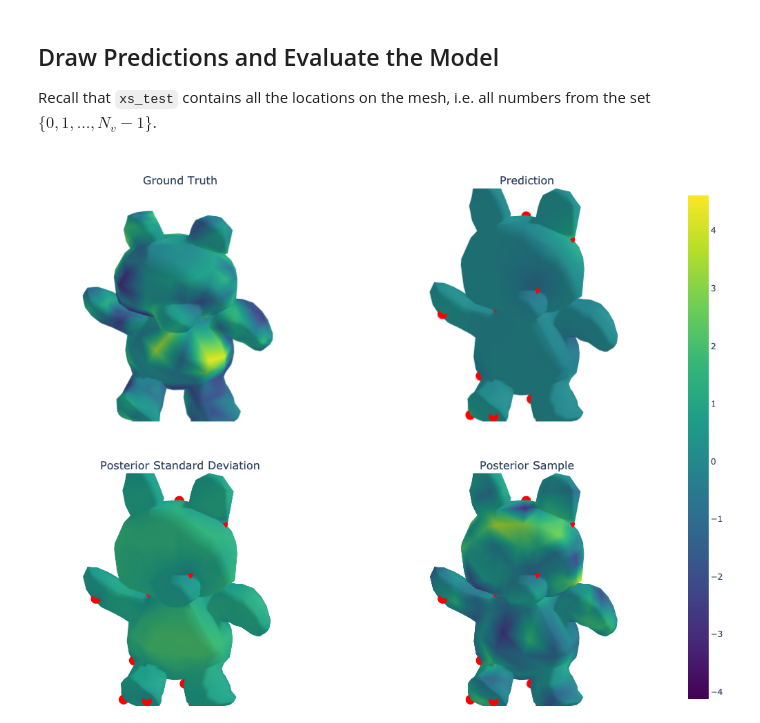
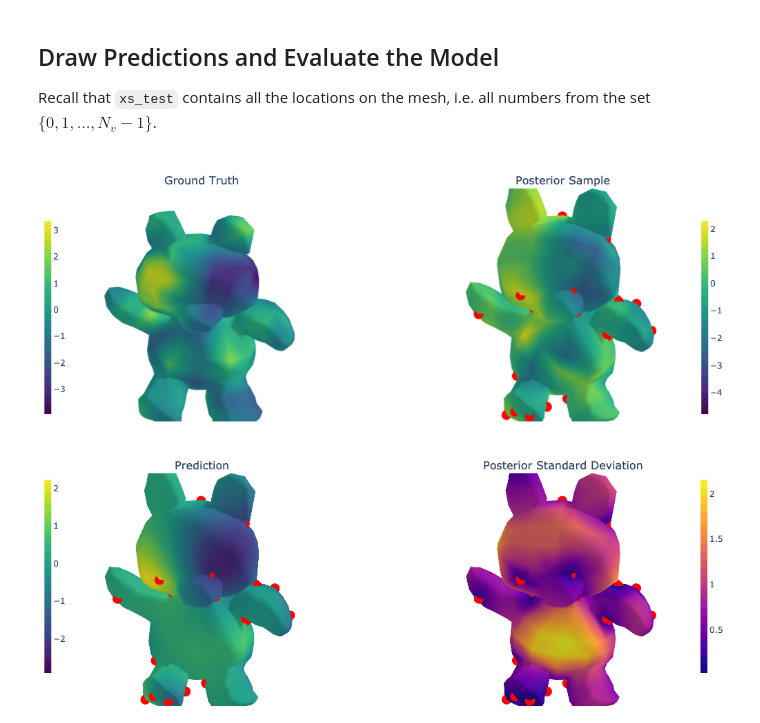
Before and after one commit to geometric-kernels/GeometricKernels, a Jupyter notebook: notebooks/frontends/GPflow.ipynb, the cells around one changed output. Drawn from its saved outputs; the diff is of its cells as text; code cells hidden in the pictures.

```diff
--- a/notebooks/frontends/GPflow.ipynb
+++ b/notebooks/frontends/GPflow.ipynb
@@ -58,7 +62,6 @@ def plot_mesh(mesh: Mesh, vertices_colors = None, **kwargs):
         i=mesh.faces[:, 0],
         j=mesh.faces[:, 1],
         k=mesh.faces[:, 2],
-        colorscale='viridis',
         intensity=vertices_colors,
         **kwargs
     )
@@ -99,10 +103,10 @@ We sample from the prior of a GP to create a simple dataset we can afterwards fi
 The input set $X \in \mathbb{N}^{n \times 1}$ consists of **indices** enumerating vertices of the mesh. Consequently, the elements of $X$ are in $[0, N_v-1]$, where $N_v$ are the number of vertices in the mesh.
 We sample `num_data` of them into the tensor called `xs_train`. For test inputs `xs_test`, we use the whole $X$.
 # %%
-num_data = 25
+num_data = 50
 key = tf.random.Generator.from_seed(1234)
 
 xs_train = key.uniform(shape=(num_data, 1), minval=0, maxval=mesh.num_vertices, dtype=tf.int64)
 xs_test = tf.range(mesh.num_vertices, dtype=tf.int64)[:, None]
-print('xs_train:', xs_train)
+# print('xs_train:', xs_train)
 # print('xs_test:', xs_test)
@@ -130,7 +116,7 @@ To generate the corresponding outputs `ys_train` and `ys_test`, we sample from t
 base_kernel = MaternGeometricKernel(mesh)
 
 params = base_kernel.init_params()
-params["lengthscale"] = tf.convert_to_tensor([2.0], dtype=tf.float64)
+params["lengthscale"] = tf.convert_to_tensor([5.0], dtype=tf.float64)
 params["nu"]  = tf.convert_to_tensor([2.5], dtype=tf.float64)
 
 feature_map = default_feature_map(kernel=base_kernel)
@@ -138,10 +124,11 @@ sample_paths = make_deterministic(sampler(feature_map), key)
 
 _, ys_train  = sample_paths(xs_train, params)
 key, ys_test = sample_paths(xs_test,  params)
-assert(tf.math.reduce_all(tf.equal(tf.gather(ys_test, xs_train)[:, :, 0], ys_train)))
+
+assert(tf.math.reduce_all(tf.equal(tf.gather(ys_test, xs_train[:, 0]), ys_train)))
 
 # print('ys_train:', ys_train)
-# print(tf.gather(ys_test, xs_train)[:, :, 0])
+# print(tf.gather(ys_test, xs_train[:, 0]))
 # %% [output]
 PEP 484 type hint typing.List deprecated by PEP 585. This hint is scheduled for removal in the first Python version released after October 5th, 2025. To resolve this, import this hint from "beartype.t ...
     https://beartype.readthedocs.io/en/latest/api_roar/#pep-585-deprecations
@@ -271,51 +217,91 @@ training_data_plot  = go.Scatter3d(
     z=np.array(training_data_coords[:, 2]),
     mode = 'markers',
     marker_color = 'red',
-    name=''
+    name='',
+    showlegend=False,
 )
 
 # Various plots as plotly traces
-ground_truth_plot   = plot_mesh(mesh, vertices_colors=ys_test,        coloraxis = "coloraxis")
-posterior_mean_plot = plot_mesh(mesh, vertices_colors=posterior_mean, coloraxis = "coloraxis")
-posterior_std_plot  = plot_mesh(mesh, vertices_colors=posterior_std,  coloraxis = "coloraxis")
-sample_plot         = plot_mesh(mesh, vertices_colors=sample,         coloraxis = "coloraxis")
+ground_truth_plot   = plot_mesh(mesh, vertices_colors=ys_test, colorscale="Viridis",
+                                colorbar=dict(
+                                x=0,
+                                y=0.75,
+                                xanchor='center',
+                                yanchor='middle',
+                                len=0.4,
+                                thicknessmode='fraction',
+                                thickness=0.01)
+                               )
+sample_plot         = plot_mesh(mesh, vertices_colors=sample, colorscale="Viridis",
+                                colorbar=dict(
+                                x=1.0,
+                                y=0.75,
+                                xanchor='center',
+                                yanchor='middle',
+                                len=0.4,
+                                thicknessmode='fraction',
+                                thickness=0.01)
+                               )
+
+posterior_mean_plot = plot_mesh(mesh, vertices_colors=posterior_mean, colorscale="Viridis",
+                                colorbar=dict(
+                                x=0.0,
+                                y=0.25,
+                                xanchor='center',
+                                yanchor='middle',
+                                len=0.4,
+                                thicknessmode='fraction',
+                                thickness=0.01)
+                               )
+
+posterior_std_plot  = plot_mesh(mesh, vertices_colors=posterior_std, colorscale="Plasma",
+                                colorbar=dict(
+                                x=1.0,
+                                y=0.25,
+                                xanchor='center',
+                                yanchor='middle',
+                                len=0.4,
+                                thicknessmode='fraction',
+                                thickness=0.01)
+                               )
 
 # Setting up the layout
 fig = make_subplots(
     rows=2, cols=2,
     specs=[[{'type': 'surface'}, {'type': 'surface'}],
            [{'type': 'surface'}, {'type': 'surface'}]],
     subplot_titles=(r"Ground Truth",
+                    r"Posterior Sample",
                     r"Prediction",
-                    r"Posterior Standard Deviation",
-                    r"Posterior Sample"),
+                    r"Posterior Standard Deviation"),
     vertical_spacing=0.1)
 
 # Adding the traces
 fig.add_trace(ground_truth_plot,   row=1, col=1)
 
 fig.add_trace(training_data_plot,  row=1, col=2)
-fig.add_trace(posterior_mean_plot, row=1, col=2)
+fig.add_trace(sample_plot,         row=1, col=2)
 
 fig.add_trace(training_data_plot,  row=2, col=1)
-fig.add_trace(posterior_std_plot,  row=2, col=1)
+fig.add_trace(posterior_mean_plot,  row=2, col=1)
 
 fig.add_trace(training_data_plot,  row=2, col=2)
-fig.add_trace(sample_plot,         row=2, col=2)
+fig.add_trace(posterior_std_plot, row=2, col=2)
+
 
 fig = update_figure(fig)
 
 fig.layout.scene1.camera = camera
 fig.layout.scene2.camera = camera
 fig.layout.scene3.camera = camera
 fig.layout.scene4.camera = camera
 
 
 fig.update_layout(
     margin={'t': 50},
-    coloraxis = {'colorscale':'viridis'},
 )
 
 fig.show('png', width=1000, height=800)
+# fig.show()
 # %% [output]
-[figure, old version]
+[figure, new version]
```
Also changed, not shown: parts of 5 cells of this notebook, 1 other file.
